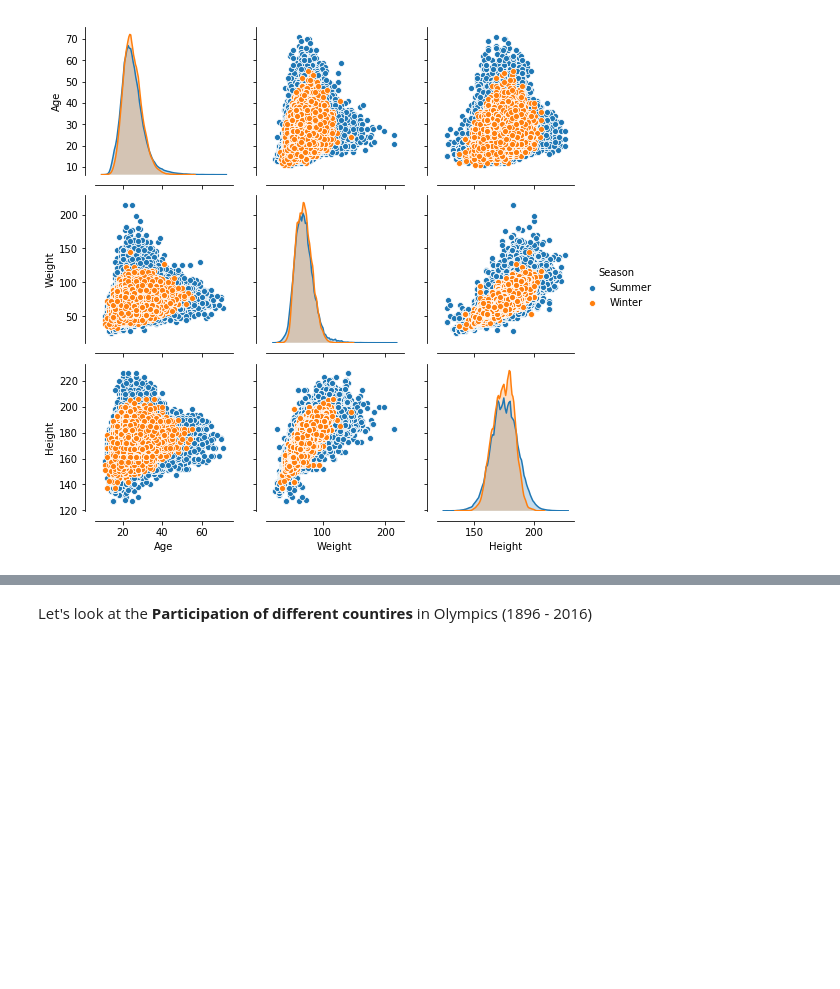
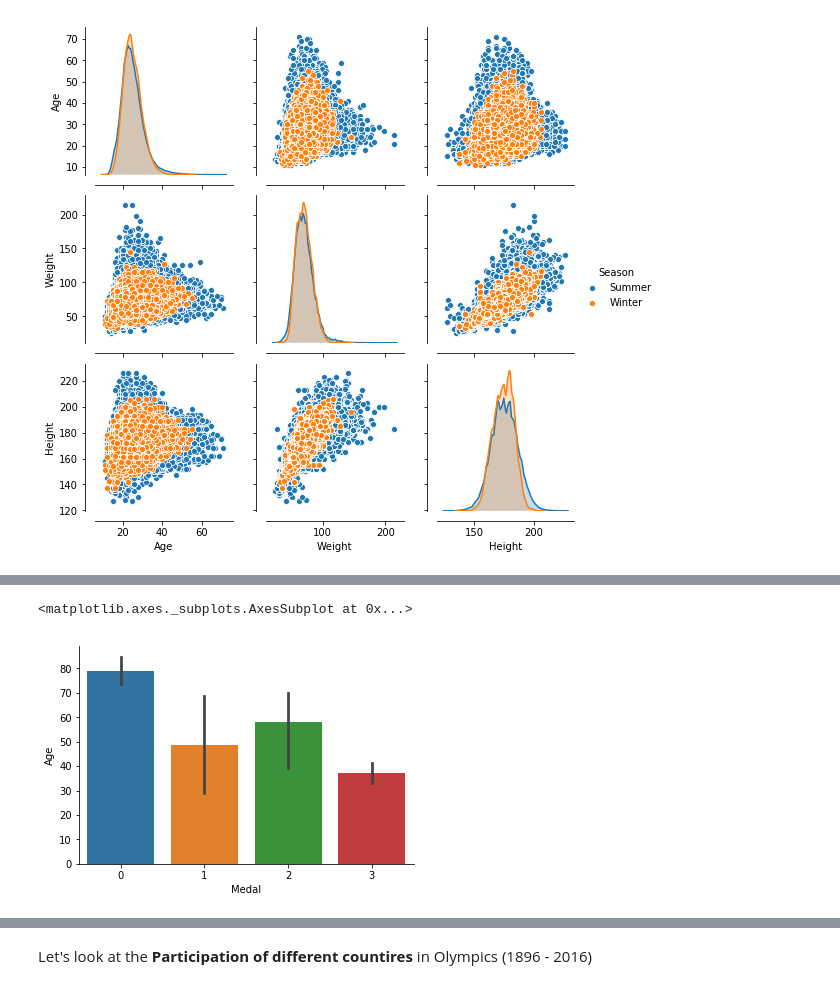
Before and after one commit to nauman-chaudhary/OlympicsDataExploration, a Jupyter notebook: Olympics_Data_Exploration.ipynb, the cells around one changed output, grey strips where cells are left out. Drawn from its saved outputs; the diff is of its cells as text; code cells hidden in the pictures; blank space fills up the shorter version.

```diff
--- a/Olympics_Data_Exploration.ipynb
+++ b/Olympics_Data_Exploration.ipynb
@@ -517,0 +554,7 @@ plt.show()
+# %%
+age_group = data.groupby('Age')['Medal'].nunique().reset_index()
+age_group
+sns.barplot(data=age_group,x='Medal',y='Age')
+# %% [output]
+<matplotlib.axes._subplots.AxesSubplot at 0x...>
+[figure, added]
```
Also changed, not shown: parts of 12 cells of this notebook.
